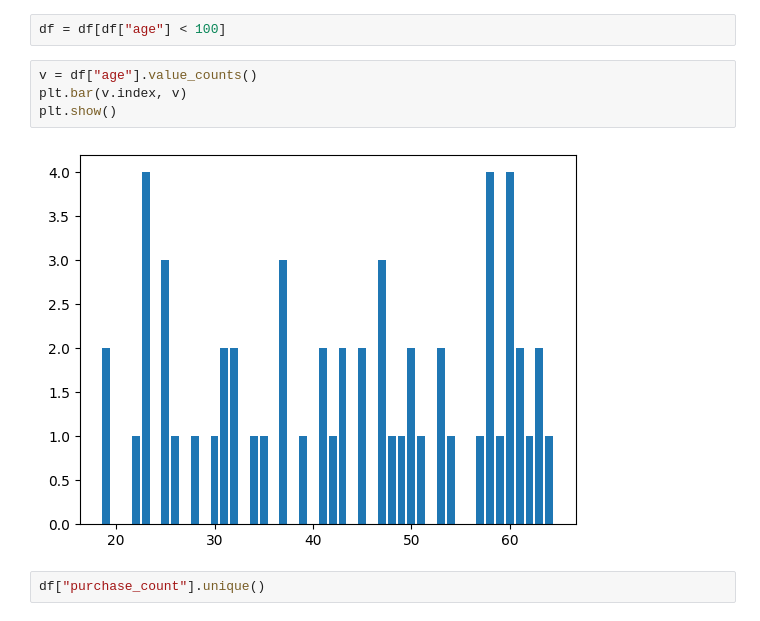
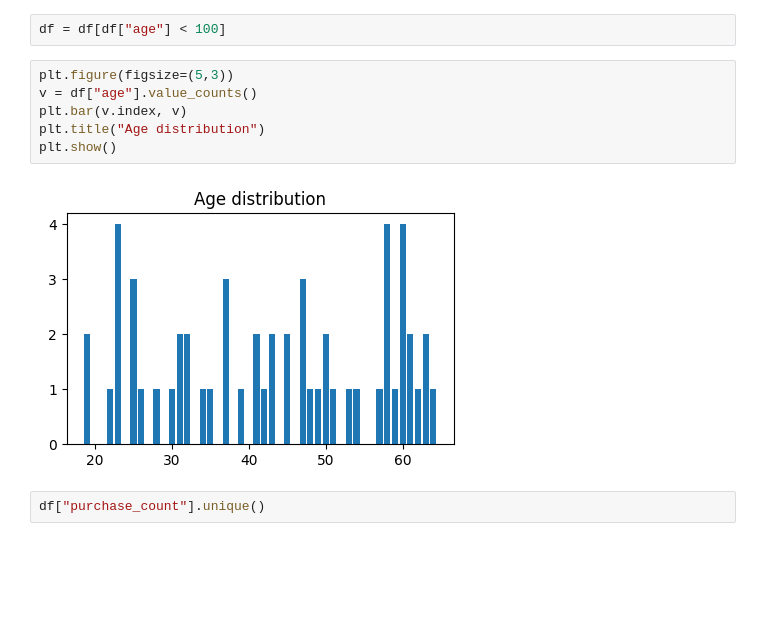
Before and after one commit to Fatemenamdar20/project-01-data-cleaning-fatemenamdarlo, a Jupyter notebook: data_cleaning.ipynb, the cells around one changed output. Drawn from its saved outputs; the diff is of its cells as text; blank space fills up the shorter version.

```diff
--- a/data_cleaning.ipynb
+++ b/data_cleaning.ipynb
@@ -174,11 +173,13 @@ max: 145
 # %%
 df = df[df["age"] < 100]
 # %%
+plt.figure(figsize=(5,3))
 v = df["age"].value_counts()
 plt.bar(v.index, v)
+plt.title("Age distribution")
 plt.show()
 # %% [output]
-[figure, old version]
+[figure, new version]
 # %%
 df["purchase_count"].unique()
 # %% [output]
```
Also changed, not shown: parts of 3 cells of this notebook, 1 other file.
